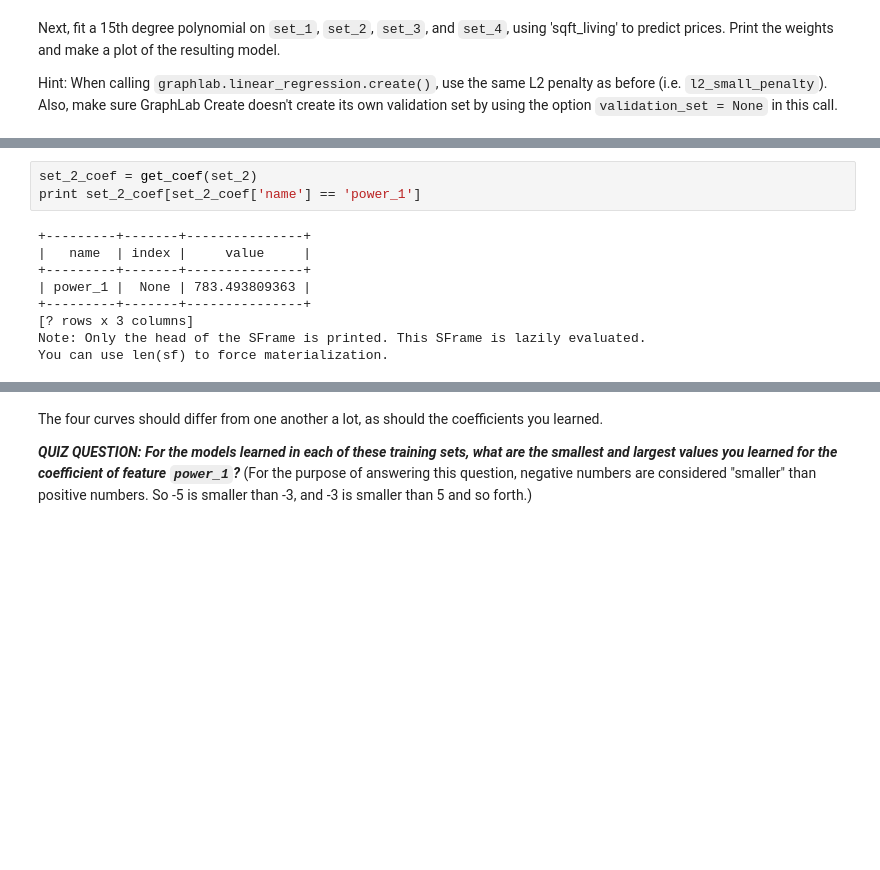
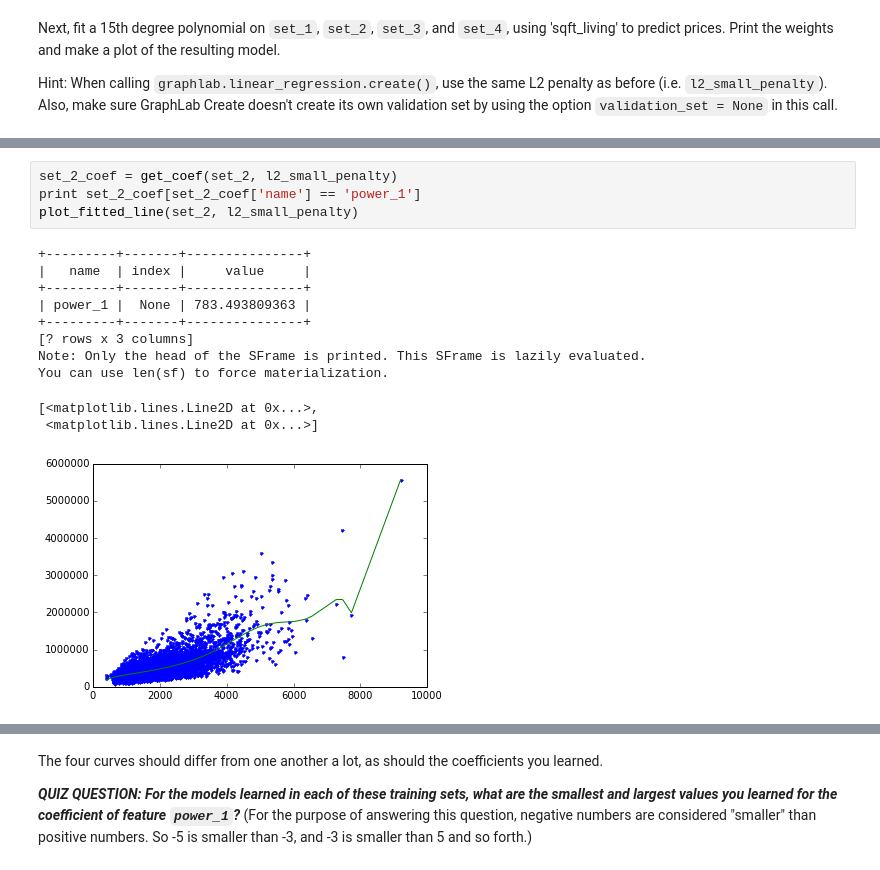
Before and after one commit to tuanavu/coursera-university-of-washington, a Jupyter notebook: machine_learning/2_regression/assignment/week4/week-4-ridge-regression-assignment-1-exercise.ipynb, the cells around one changed output, grey strips where cells are left out. Saved outputs shown, nothing was run; the diff lists cells and outputs as text; blank space fills up the shorter version.

```diff
--- a/machine_learning/2_regression/assignment/week4/week-4-ridge-regression-assignment-1-exercise.ipynb
+++ b/machine_learning/2_regression/assignment/week4/week-4-ridge-regression-assignment-1-exercise.ipynb
@@ -132,13 +136,17 @@ You can use len(sf) to force materialization.
 # %%
-set_2_coef = get_coef(set_2)
+set_2_coef = get_coef(set_2, l2_small_penalty)
 print set_2_coef[set_2_coef['name'] == 'power_1']
+plot_fitted_line(set_2, l2_small_penalty)
 # %% [output]
 +---------+-------+---------------+
 |   name  | index |     value     |
 +---------+-------+---------------+
 | power_1 |  None | 783.493809363 |
 +---------+-------+---------------+
 [? rows x 3 columns]
 Note: Only the head of the SFrame is printed. This SFrame is lazily evaluated.
 You can use len(sf) to force materialization.
+[<matplotlib.lines.Line2D at 0x...>,
+ <matplotlib.lines.Line2D at 0x...>]
+[figure, added]
 # %%
```
Also changed, not shown: parts of 28 cells of this notebook, 8 other files.
